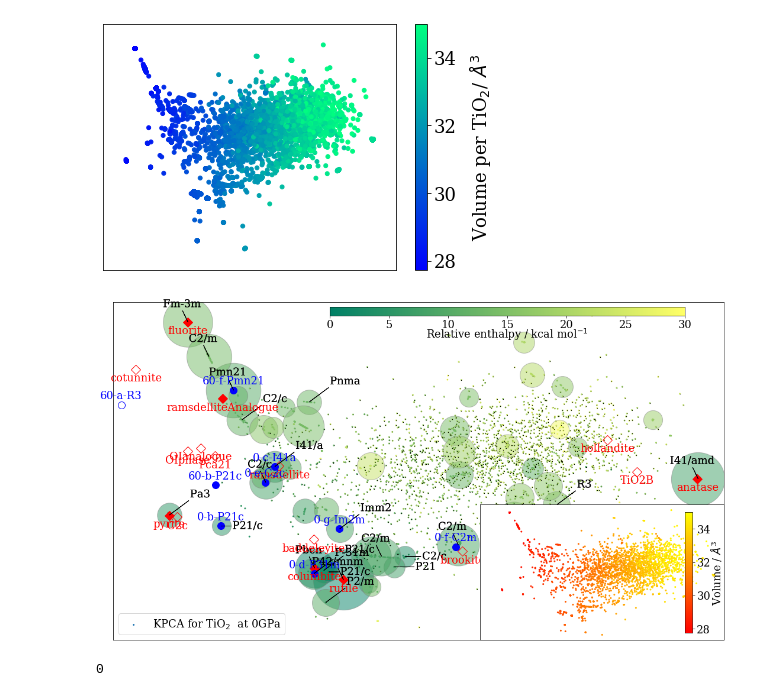
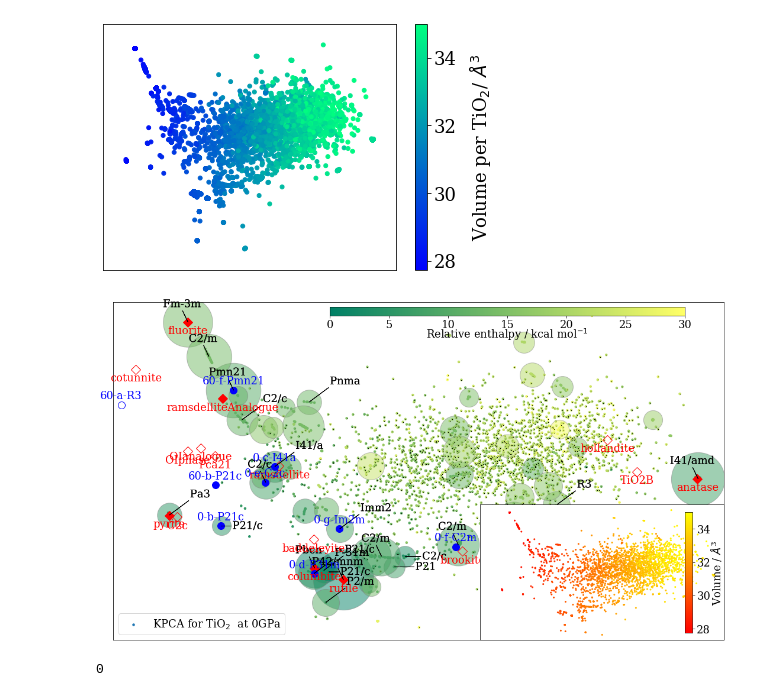
Before and after one commit to BingqingCheng/ASAP, a Jupyter notebook: notebooks/TiO2-ASAP.ipynb, the cells around one changed output. Saved outputs shown, nothing was run; the diff lists cells and outputs as text; code cells hidden in the pictures.

```diff
--- a/notebooks/TiO2-ASAP.ipynb
+++ b/notebooks/TiO2-ASAP.ipynb
@@ -371,7 +374,7 @@ fig, ax = plt.subplots()
 #fig1, (ax, subax) = plt.subplots( 2)
 # all unknown structures
 cset1 = ax.scatter(proj[ndict:, d[0]], proj[ndict:, d[1]],  c=enthalpy[:],
-            cmap=cm.get_cmap(cmap),vmin=0,vmax=maxe, marker='o', s=4, label="KPCA for TiO$_2$  at "+press+ "GPa")
+            cmap=cm.get_cmap(cmap),vmin=0,vmax=maxe, marker='o', s=12, label="KPCA for TiO$_2$  at "+press+ "GPa")
 ax.legend(loc='lower left')
 
 cbaxes = fig.add_axes([0.4, 0.85, 0.45, 0.02])
@@ -475,34 +478,34 @@ subpos = [0.6,0.00,0.4,0.4]
 subax = plot_styles.add_subplot_axes(ax,subpos)
 
 cset2 = subax.scatter(proj[ndict:, d[0]], proj[ndict:, d[1]],  c=volume[:],
             cmap='autumn', marker='o', s=4)
 
 subax.tick_params(
     axis='x',       # changes apply to the x-axis
     which='both',      # both major and minor ticks are affected
     bottom=False,      # ticks along the bottom edge are off
     top=False,         # ticks along the top edge are off
     labelbottom=False) # labels along the bottom edge are off
 subax.tick_params(
     axis='y',       # changes apply to the x-axis
     which='both',      # both major and minor ticks are affected
     left=False,      # ticks along the bottom edge are off
     right=False,         # ticks along the top edge are off
     labelleft=False) # labels along the bottom edge are off
 subax.set_xlim(al[0][0],al[0][1])
 subax.set_ylim(al[1][0],al[1][1])
 subcbaxes = fig.add_axes([0.85, 0.14, 0.01, 0.27])
 subcbar=fig.colorbar(cset2, cax=subcbaxes)
 subcbar.ax.set_ylabel('Volume / $\AA^3$',labelpad=-2)
 
 #plt.title('KPCA and clustering at '+press+' GPa')
 fig.set_size_inches(18.5, 10.5)
 
 #plt.tight_layout()
 
 fig.savefig('KPCA-cluster-'+press+'GPa-v2.png', transparent=True)
 # %% [output]
-[figure, old version]
+[figure, new version]
 # %%
 from asaplib.cluster import output_cluster, output_cluster_sort
 
```
Also changed, not shown: parts of 16 cells of this notebook.
